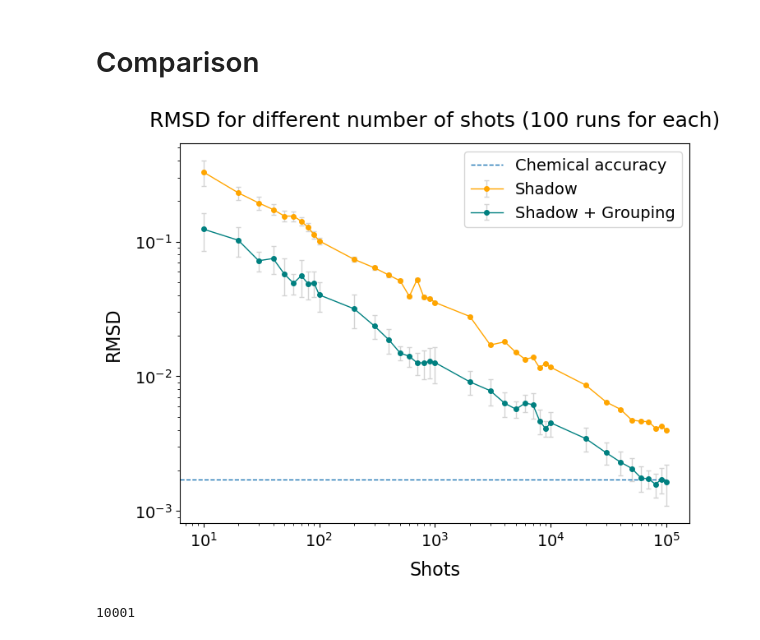
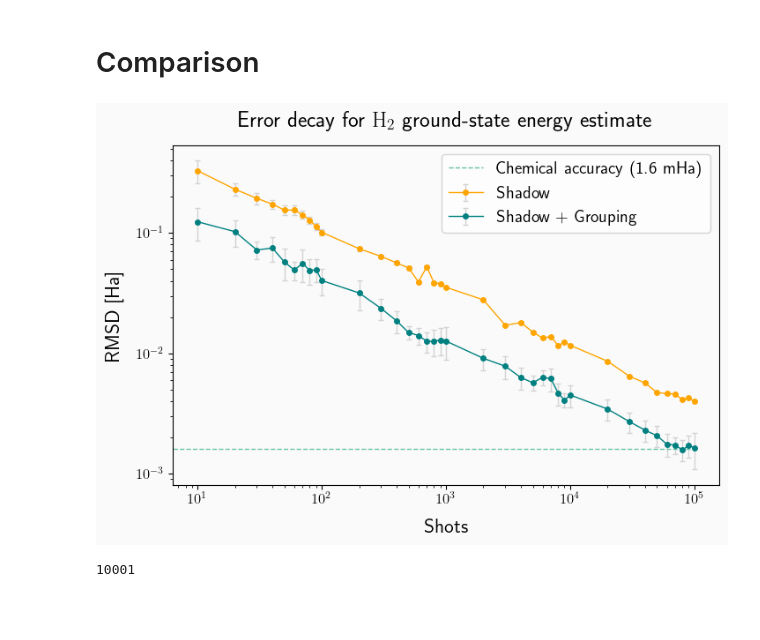
Before and after one commit to Marshhall/Physics_Thesis, a Jupyter notebook: shadow_grouping.ipynb, the cells around one changed output. Cells and saved outputs as stored; diff of their text form; code cells hidden in the pictures; blank space fills up the shorter version.

```diff
--- a/shadow_grouping.ipynb
+++ b/shadow_grouping.ipynb
@@ -612,6 +607,17 @@ Shots: 1000      Time for measurement scheme: 0.674027 s
 # %% [markdown]
 Plot weights evolution
 # %%
+plt.rcParams['text.usetex'] = True
+plt.rcParams['font.size'] = 14
+plt.rcParams['axes.labelsize'] = 16
+plt.rcParams['axes.titlesize'] = 18
+plt.rcParams['xtick.labelsize'] = 14
+plt.rcParams['ytick.labelsize'] = 14
+
+from cycler import cycler
+c = plt.get_cmap('Set2').colors
+plt.rcParams['axes.prop_cycle'] = cycler(color=c)
+
 H.grouping_indices
 grouped_obs = [[H.ops[i] for i in indices] for indices in H.grouping_indices]
 for i, group in enumerate(grouped_obs):
@@ -632,12 +638,16 @@ for group_idx, group in enumerate(grouped_obs):
 
 fig, ax = plt.subplots(figsize=(10, 6))
 
+# Set background color
+fig.patch.set_facecolor('#FAFAFA')  # Full figure background
+ax.set_facecolor('#FAFAFA')
+
 for i in range(len(weights_tracker)):
-    ax.plot(weights_tracker[i], marker=marker_dict[H.ops[i]], markersize=5, alpha=0.7, lw=1, label=format_pauli_word(H.ops[i]))
+    ax.plot(weights_tracker[i], marker="o", markersize=5, alpha=1, lw=1, label=format_pauli_word(H.ops[i]))
 
-ax.set_xlabel("Shot")
-ax.set_ylabel("Weight")
-ax.set_title("Weights of the Pauli strings in the Hamiltonian decomposition")
+ax.set_xlabel("Shot", labelpad=10)
+ax.set_ylabel("Weight", labelpad=10)
+ax.set_title("Weights of the Pauli strings in the Hamiltonian decomposition", pad=15)
 ax.legend()
 plt.show()
 fig.savefig(f"Plots/weights_10.png", dpi=800)
@@ -1407,26 +1484,39 @@ ddq = loaded_data[:, 2].astype(float)
 # %%
 # dg = np.array(d_gr).reshape(len(n_shotss), 100)
 # dg, ddg = np.mean(dg, axis=1), np.var(dg, axis=1)
+number_of_runs = 100
+
+plt.rcParams['text.usetex'] = True
+plt.rcParams['font.size'] = 14
+plt.rcParams['axes.labelsize'] = 16
+plt.rcParams['axes.titlesize'] = 18
+plt.rcParams['xtick.labelsize'] = 12
+plt.rcParams['ytick.labelsize'] = 12
 
 
-fig, ax = plt.subplots(figsize=(8,6))
+
+fig, ax = plt.subplots(figsize=(8,5))
+
+# Set background color
+fig.patch.set_facecolor('#FAFAFA')  # Full figure background
+ax.set_facecolor('#FAFAFA')
 
 # Plot with error bars
 ax.errorbar(shots_loaded, ds, yerr=dds, fmt='o-', color="orange", ecolor='lightgray', elinewidth=1, capsize=2, markersize=4, lw=1, label="Shadow")
 ax.errorbar(shots_loaded, rmsd_loaded, yerr=std_dev_loaded, fmt='o-', color="teal", ecolor='lightgray', elinewidth=1, capsize=2, markersize=4, lw=1, label="Shadow + Grouping")
 # ax.errorbar(shots_loaded, dq, yerr=ddq, fmt='o-', color="pink", ecolor='lightgray', elinewidth=1, capsize=4, markersize=5, label="Grouping")
-ax.plot([-1, n_shotss[-1]], [1.7e-3, 1.7e-3], lw=1, linestyle="--", label="Chemical accuracy")
+ax.plot([-1, shots_loaded[-1]], [1.6e-3, 1.6e-3], lw=1, linestyle="--", label="Chemical accuracy (1.6 mHa)")
 
 # Titles and labels
-ax.set_title(f"RMSD for different number of shots ({number_of_runs} runs for each)", pad=15)
+ax.set_title(r"Error decay for $\mathrm{H}_2$ ground-state energy estimate", pad=15)
 ax.set_xlabel("Shots", labelpad=10)
-ax.set_ylabel("RMSD", labelpad=10)
+ax.set_ylabel("RMSD [Ha]", labelpad=10)
 ax.set_xscale('log')
 ax.set_yscale('log')
 ax.legend()
 fig.savefig(f"Plots/H2_rmsd_SG_vs_CS_{n_shotss[0]}_{n_shotss[-1]}_{number_of_runs}r.pdf", dpi=800)
 # %% [output]
-[figure, old version]
+[figure, new version]
 # %%
 len(np.arange(-1, 10000))
 # %% [output]
```
Also changed, not shown: parts of 10 cells of this notebook, 10 other files.
